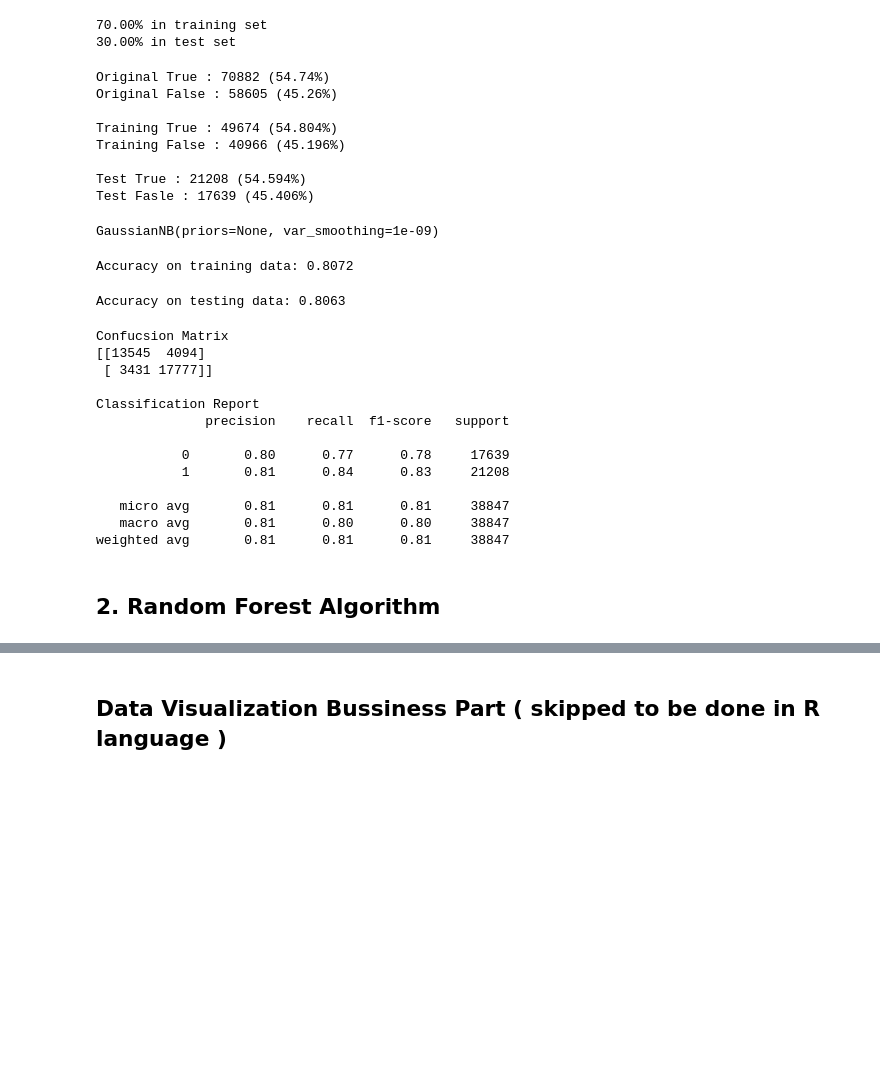
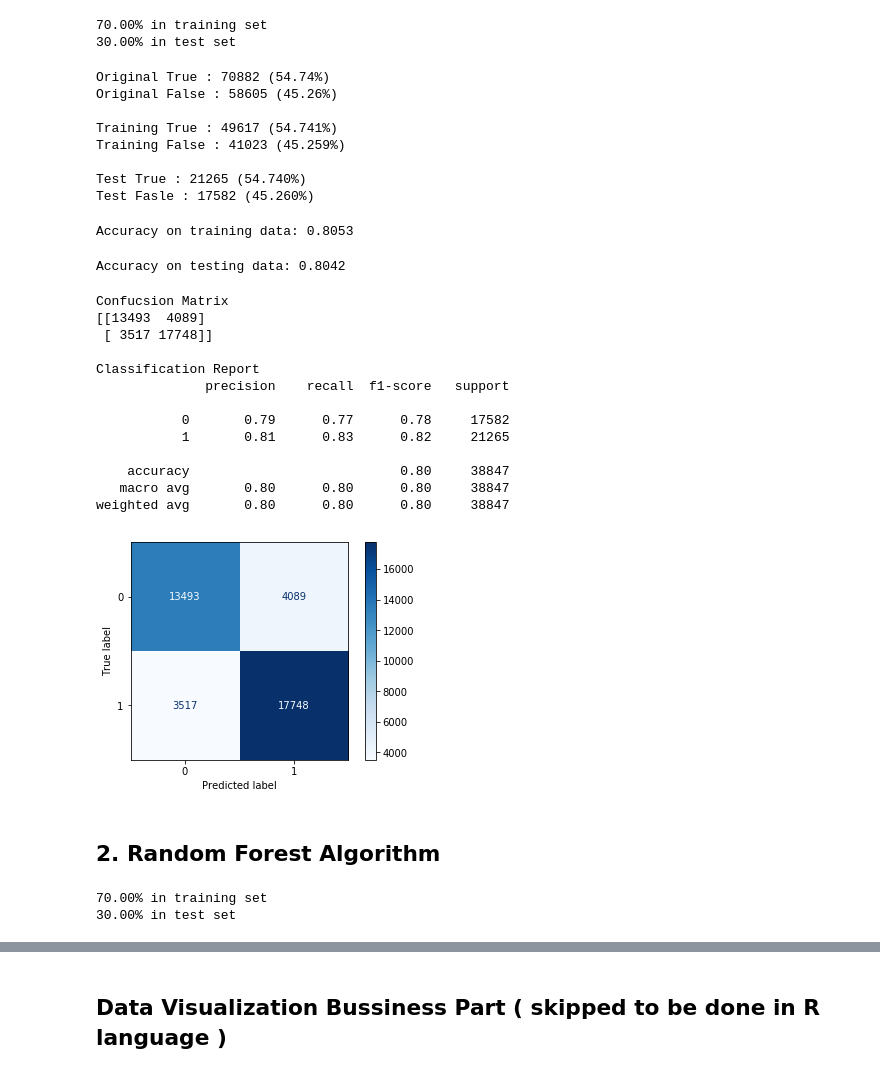
Before and after one commit to OmarKimo/Passengers-Satisfaction-Data-Analysis, a Jupyter notebook: Big Data Project.ipynb, the cells around one changed output, grey strips where cells are left out. Cells and saved outputs as stored; diff of their text form; code cells hidden in the pictures; blank space fills up the shorter version.

```diff
--- a/Big Data Project.ipynb
+++ b/Big Data Project.ipynb
@@ -171,20 +171,21 @@ df.head()
 #from sklearn.cross_validation import train_test_split ## Omar: it's deprecated
 from sklearn.model_selection import train_test_split
 
-## Omar: Remove non categorical elements: ['Age', 'Flight_Distance']
-feature_col_names = ['Gender', 'Customer_Type', 'Age', 'Type_of_Travel',
-                     'Class', 'Flight_Distance', 'Seat_comfort',
+## Omar: Remove non categorical elements: ['Age', 'Flight_Distance', 'Arrival_Delay_in_Minutes']
+categorical_feature_col_names = ['Gender', 'Customer_Type', 'Type_of_Travel',
+                     'Class', 'Seat_comfort',
                      'Arival_time','Gate_location','Inflight_wifi_service',
                     'Inflight_entertainment','On_board_service','Leg_room_service',
-                    'Checkin_service','Cleanliness','Arrival_Delay_in_Minutes']
+                    'Checkin_service','Cleanliness']
 predicted_class_names = ['satisfaction_v2']
 
 
-x = df[feature_col_names].values           # predictor feature columns (8 x m)
+x = df[categorical_feature_col_names].values           # predictor feature columns (8 x m)
 y = df[predicted_class_names].values       # predictor class (1 = true , 0 = false) column (1 x m)
 split_test_size = 0.30
 
-x_train, x_test, y_train, y_test = train_test_split(x, y, test_size=split_test_size, random_state=42)
+x_train, x_test, y_train, y_test = train_test_split(x, y, test_size=split_test_size, random_state=42, stratify=y)
+
                             # test_size = 0.3 is 30% , 42 is the answer to everything
 # %%
 print("{0:0.2f}% in training set".format((len(x_train)/len(df.index))*100))
@@ -205,11 +206,11 @@ print("Test Fasle : {0} ({1:0.3f}%)".format(len(y_test[y_test[:] == 0]), (len(y_
 Original True : 70882 (54.74%)
 Original False : 58605 (45.26%)
 
-Training True : 49674 (54.804%)
-Training False : 40966 (45.196%)
+Training True : 49617 (54.741%)
+Training False : 41023 (45.259%)
 
-Test True : 21208 (54.594%)
-Test Fasle : 17639 (45.406%)
+Test True : 21265 (54.740%)
+Test Fasle : 17582 (45.260%)
 # %%
 #from sklearn.preprocessing import Imputer    ## Omar: it's deprecated
 from sklearn.impute import SimpleImputer      # importing class imputer to replace zero missing values with mean values
@@ -225,9 +226,7 @@ from sklearn.naive_bayes import GaussianNB
 # create Gaussian Naive Bayes model object and train it with the data
 nb_model = GaussianNB()
 
-nb_model.fit(x_train,y_train.ravel())
+nb_model.fit(x_train,y_train.ravel());
-# %% [output]
-GaussianNB(priors=None, var_smoothing=1e-09)
 # %%
 # predict values using the training data
 nb_predict_train = nb_model.predict(x_train)
@@ -238,7 +237,7 @@ from sklearn import metrics
 #Accuracy
 print("Accuracy on training data: {0:.4f}".format(metrics.accuracy_score(y_train, nb_predict_train))) # accuracy on training data
 # %% [output]
-Accuracy on training data: 0.8072
+Accuracy on training data: 0.8053
 # %%
 # predict values using the test data
 nb_predict_test = nb_model.predict(x_test)
@@ -249,26 +248,31 @@ from sklearn import metrics
 #Accuracy
 print("Accuracy on testing data: {0:.4f}".format(metrics.accuracy_score(y_test, nb_predict_test))) # accuracy on testing data
 # %% [output]
-Accuracy on testing data: 0.8063
+Accuracy on testing data: 0.8042
 # %%
-print("Confucsion Matrix")   # left col predicted false , right predicted true
-print("{0}".format(metrics.confusion_matrix(y_test, nb_predict_test)))
+#print("Confucsion Matrix")   # left col predicted false , right predicted true
+#print("{0}".format(metrics.confusion_matrix(y_test, nb_predict_test)))
+# plot confusion matrix
+confM = metrics.plot_confusion_matrix(nb_model, x_test, y_test, cmap='Blues', values_format='d')
+print("Confucsion Matrix")
+print(confM.confusion_matrix)
 print("")
 print("Classification Report")
 print(metrics.classification_report(y_test, nb_predict_test))
 # %% [output]
 Confucsion Matrix
-[[13545  4094]
- [ 3431 17777]]
+[[13493  4089]
+ [ 3517 17748]]
 
 Classification Report
               precision    recall  f1-score   support
 
-           0       0.80      0.77      0.78     17639
-           1       0.81      0.84      0.83     21208
+           0       0.79      0.77      0.78     17582
+           1       0.81      0.83      0.82     21265
 
-   micro avg       0.81      0.81      0.81     38847
-   macro avg       0.81      0.80      0.80     38847
-weighted avg       0.81      0.81      0.81     38847
+    accuracy                           0.80     38847
+   macro avg       0.80      0.80      0.80     38847
+weighted avg       0.80      0.80      0.80     38847
+[figure, added]
 # %% [markdown]
 ## 2. Random Forest Algorithm
@@ -274,0 +299,6 @@ weighted avg       0.81      0.81      0.81     38847
+# %%
+print("{0:0.2f}% in training set".format((len(x_train)/len(df.index))*100))
+print("{0:0.2f}% in test set".format((len(x_test)/len(df.index))*100))
+# %% [output]
+70.00% in training set
+30.00% in test set
```
Also changed, not shown: parts of 18 cells of this notebook, 1 other file.
